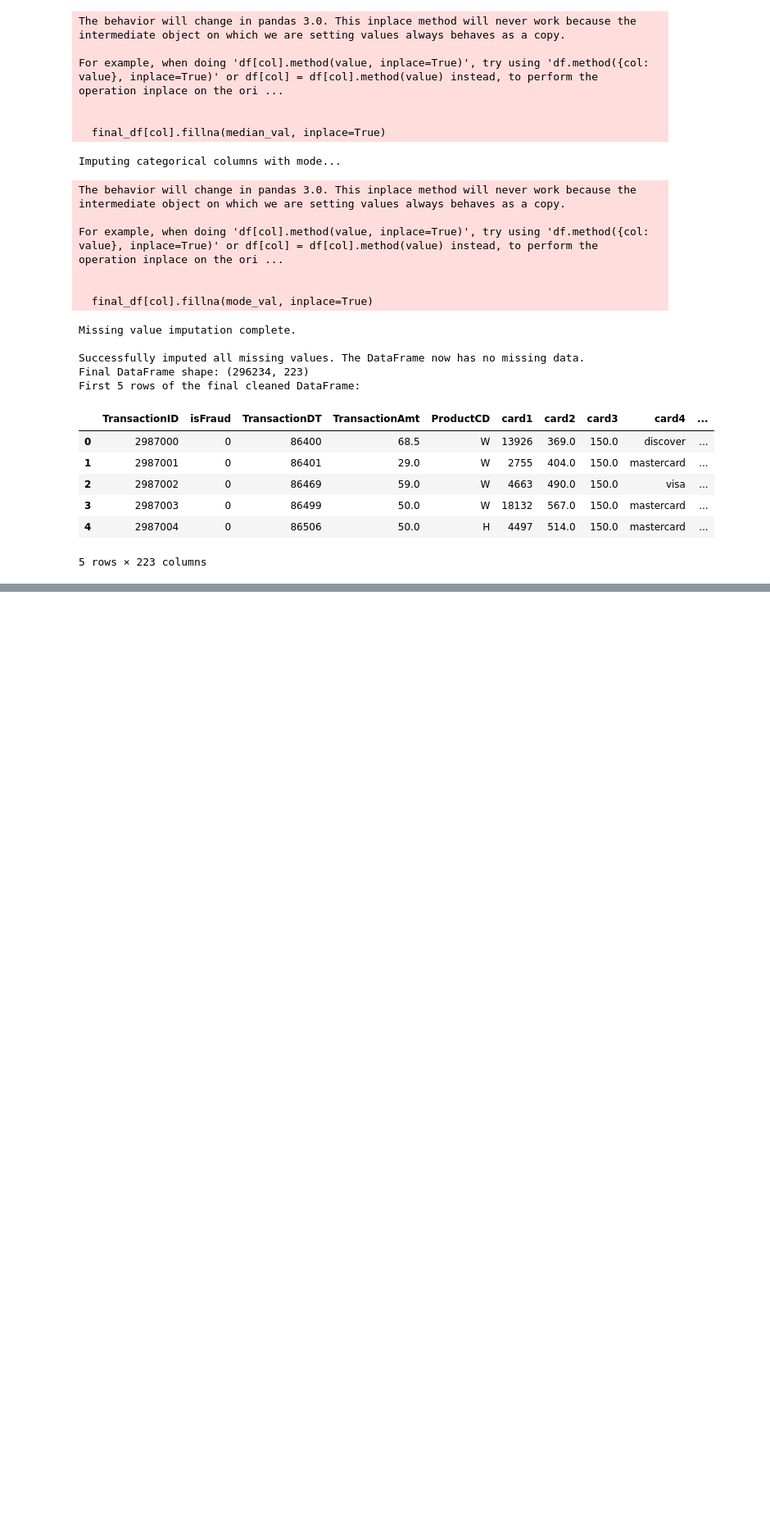
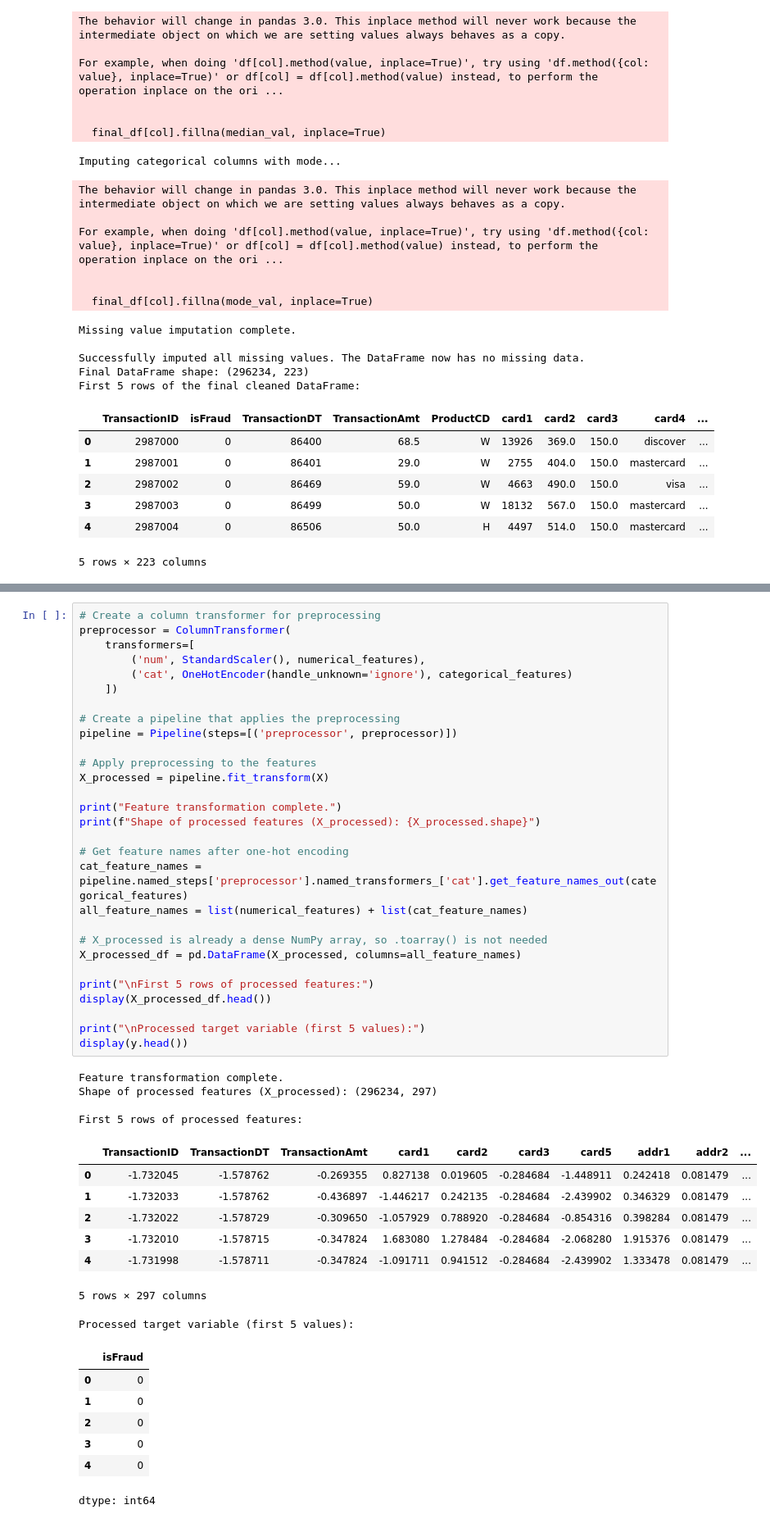
Before and after one commit to abilashkannanv/AIML, a Jupyter notebook: TrustCart_Phase1_Transaction_Risk_Prediction.ipynb, the cells around one changed output, grey strips where cells are left out. Shown at 82% size. Drawn from its saved outputs; the diff is of its cells as text; blank space fills up the shorter version.

```diff
--- a/TrustCart_Phase1_Transaction_Risk_Prediction.ipynb
+++ b/TrustCart_Phase1_Transaction_Risk_Prediction.ipynb
@@ -464,0 +579,49 @@ First 5 rows of the final cleaned DataFrame:
+# %%
+# Create a column transformer for preprocessing
+preprocessor = ColumnTransformer(
+    transformers=[
+        ('num', StandardScaler(), numerical_features),
+        ('cat', OneHotEncoder(handle_unknown='ignore'), categorical_features)
+    ])
+
+# Create a pipeline that applies the preprocessing
+pipeline = Pipeline(steps=[('preprocessor', preprocessor)])
+
+# Apply preprocessing to the features
+X_processed = pipeline.fit_transform(X)
+
+print("Feature transformation complete.")
+print(f"Shape of processed features (X_processed): {X_processed.shape}")
+
+# Get feature names after one-hot encoding
+cat_feature_names = pipeline.named_steps['preprocessor'].named_transformers_['cat'].get_feature_names_out(categorical_features)
+all_feature_names = list(numerical_features) + list(cat_feature_names)
+
+# X_processed is already a dense NumPy array, so .toarray() is not needed
+X_processed_df = pd.DataFrame(X_processed, columns=all_feature_names)
+
+print("\nFirst 5 rows of processed features:")
+display(X_processed_df.head())
+
+print("\nProcessed target variable (first 5 values):")
+display(y.head())
+# %% [output]
+Feature transformation complete.
+Shape of processed features (X_processed): (296234, 297)
+
+First 5 rows of processed features:
+|  | TransactionID | TransactionDT | TransactionAmt | card1 | card2 | card3 | card5 | addr1 | addr2 | ... |
+| 0 | -1.732045 | -1.578762 | -0.269355 | 0.827138 | 0.019605 | -0.284684 | -1.448911 | 0.242418 | 0.081479 | ... |
+| 1 | -1.732033 | -1.578762 | -0.436897 | -1.446217 | 0.242135 | -0.284684 | -2.439902 | 0.346329 | 0.081479 | ... |
+| 2 | -1.732022 | -1.578729 | -0.309650 | -1.057929 | 0.788920 | -0.284684 | -0.854316 | 0.398284 | 0.081479 | ... |
+| 3 | -1.732010 | -1.578715 | -0.347824 | 1.683080 | 1.278484 | -0.284684 | -2.068280 | 1.915376 | 0.081479 | ... |
+| 4 | -1.731998 | -1.578711 | -0.347824 | -1.091711 | 0.941512 | -0.284684 | -2.439902 | 1.333478 | 0.081479 | ... |
+5 rows × 297 columns
+Processed target variable (first 5 values):
+|  | isFraud |
+| 0 | 0 |
+| 1 | 0 |
+| 2 | 0 |
+| 3 | 0 |
+| 4 | 0 |
+dtype: int64
```
Also changed, not shown: parts of 14 cells of this notebook.
